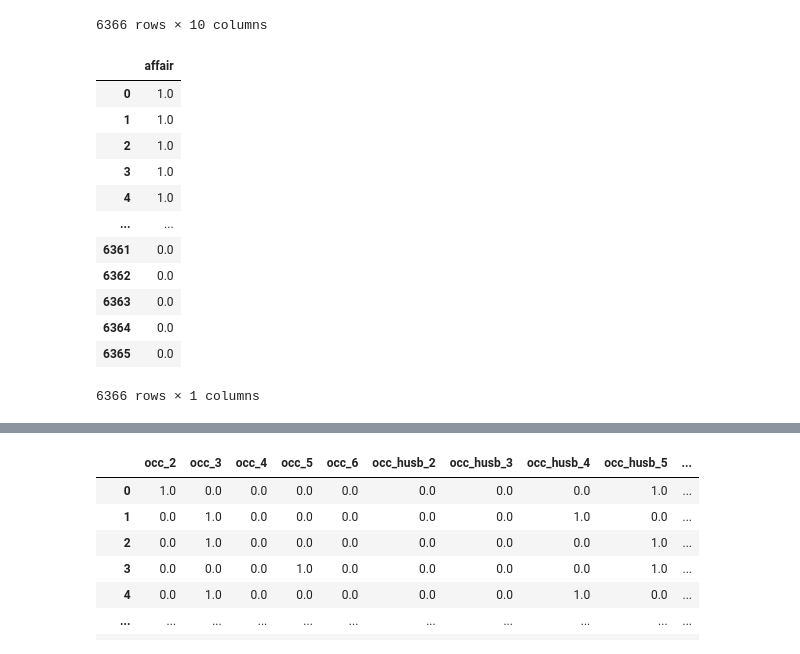
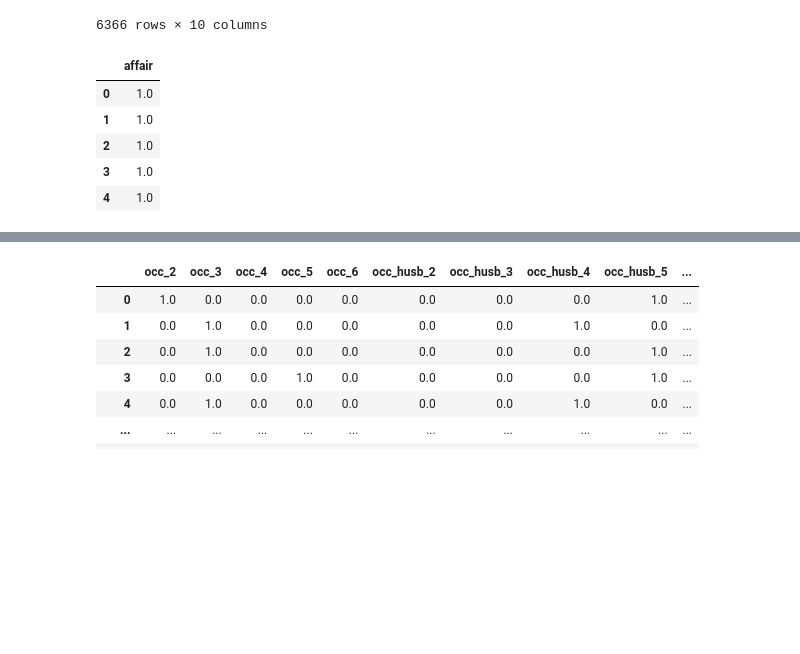
Before and after one commit to shiv0112/logistic_regression_affair, a Jupyter notebook: notebooks/logistic_regression.ipynb, the cells around one changed output, grey strips where cells are left out. Saved outputs shown, nothing was run; the diff lists cells and outputs as text; code cells hidden in the pictures; blank space fills up the shorter version.

```diff
--- a/notebooks/logistic_regression.ipynb
+++ b/notebooks/logistic_regression.ipynb
@@ -108,3 +69,3 @@ affair has 2 unique features
 # %%
 #add "affair" column: 1 represents having affairs, 0 represents not
-(df.affairs>0).astype(int)#converting into binary features
+data['affair']=(data.affairs>0).astype(int)#converting into binary features
@@ -141,19 +89,12 @@ data
 y, X = dmatrices('affair ~ rate_marriage + age + yrs_married + children + religious + educ + C(occupation) + C(occupation_husb)',
 data, return_type="dataframe")
 # %%
-y
+y.head()
 # %% [output]
 |  | affair |
 | 0 | 1.0 |
 | 1 | 1.0 |
 | 2 | 1.0 |
 | 3 | 1.0 |
 | 4 | 1.0 |
-| ... | ... |
-| 6361 | 0.0 |
-| 6362 | 0.0 |
-| 6363 | 0.0 |
-| 6364 | 0.0 |
-| 6365 | 0.0 |
-6366 rows × 1 columns
 # %%
```
Also changed, not shown: parts of 46 cells of this notebook.
